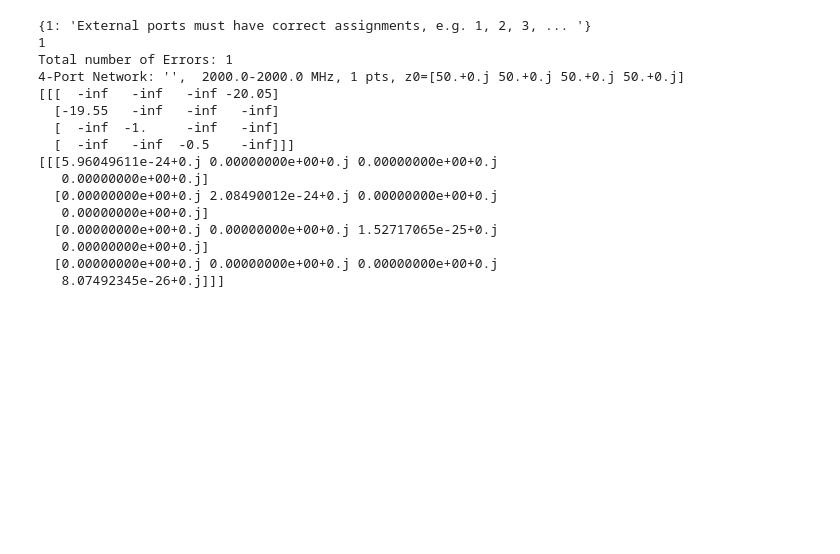
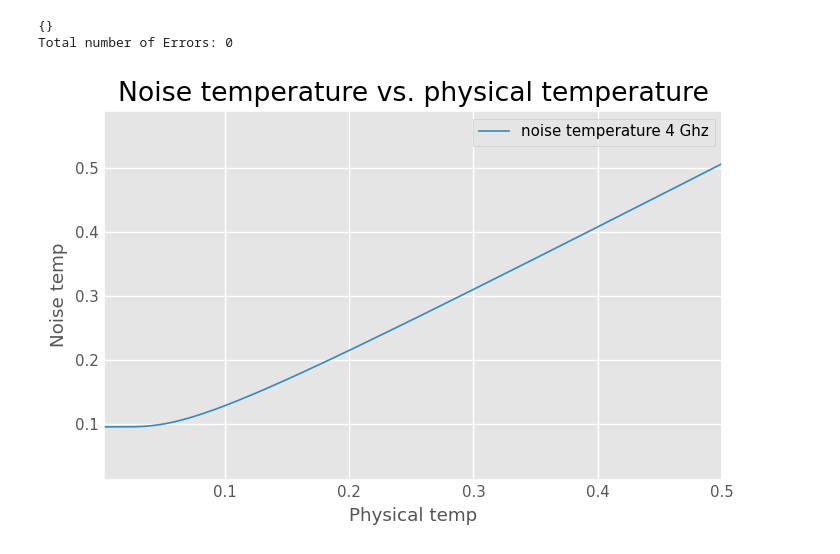
Before and after one commit to scikit-rf/scikit-rf, a Jupyter notebook: doc/source/examples/noisynetworks/multi_network_thermal_example.ipynb, the cells around one changed output. Cells and saved outputs as stored; diff of their text form; code cells hidden in the pictures; blank space fills up the shorter version.

Commit message:
Minor fixes took out the /2 on the passive s parameters. Noise Figure calculations are now correct.

```diff
--- a/doc/source/examples/noisynetworks/multi_network_thermal_example.ipynb
+++ b/doc/source/examples/noisynetworks/multi_network_thermal_example.ipynb
@@ -1,20 +1,49 @@
+# %%
+import skrf as rf
+import numpy as npy
+from skrf.constants import *
+%matplotlib inline
+from pylab import *
+rf.stylely()
+
+#Test the
+
+sys2 = rf.NetworkNoiseCov
+temps = npy.linspace(.0030,.5,501)
+Tn = sys2.Tnoise(4e9,temps)
+
+figure(0)
+ylabel('Noise temp')
+xlabel('Physical temp')
+title('Noise temperature vs. physical temperature')
+plot(temps, Tn, label=r'noise temperature 4 Ghz')
+# semilogx(frequency.f_scaled, rf.mf.mag_2_db10(fukui_nf), label=r'Fukui NF')
+# semilogx(frequency.f_scaled, model_nfmin_db,'--' , label=r'Model min NF')
+# semilogx(frequency.f_scaled, model_nf_db,'--', label=r'Model NF')
+
+# ylim(1,2)
+
+from skrf.plotting import func_on_all_figs as foaf
+
+# foaf(frequency.labelXAxis)
+foaf(tight_layout)
+foaf(legend)
+#foaf(loglog)
+
+tight_layout()
+# %% [output]
+{}
+Total number of Errors: 0
+[figure, added]
 # %%
-import skrf as rf
-import numpy as npy
-from skrf.constants import *
-
-import skrf as rf
-import numpy as npy
-from skrf.constants import *
-
-frequency = rf.Frequency(start=2000, stop=4000, npoints=1, unit='MHz')
-ntwkAttn1_4000mK = rf.components.Attenuator(.05, frequency=frequency, T0 = 4)
+frequency = rf.Frequency(start=1000, stop=4000, npoints=6, unit='MHz')
+ntwkAttn1_4000mK = rf.components.Attenuator(1, frequency=frequency, T0 = 4)
 ntwkAttn2_1000mK = rf.components.Attenuator(3, frequency=frequency, T0 = 1)
 ntwkAttn_700mK = rf.components.Attenuator(10, frequency=frequency, T0 = .7)
 ntwkAttn_400mk = rf.components.Attenuator(3, frequency=frequency, T0=.4)
-ntwkAttn_100mk = rf.components.Attenuator(3, frequency=frequency, T0=.1)
-ntwkCirc1 = rf.components.Circulator(0.5, frequency = frequency, T0 = .1)
-ntwkCirc2 = rf.components.Circulator(0.5, frequency = frequency, T0 = .1)
+ntwkAttn_100mk = rf.components.Attenuator(10, frequency=frequency, T0=.1)
+ntwkCirc1 = rf.components.Circulator(0.5, frequency = frequency, T0 = .090)
+ntwkCirc2 = rf.components.Circulator(0.5, frequency = frequency, T0 = .090)
 
 ntwkC = rf.cascade_2port(ntwkAttn1_4000mK, ntwkAttn2_1000mK)
 
@@ -42,7 +71,7 @@ sys.connect(r'inj_circ', 3, r'jpa_circ', 1)
 sys.external_port(r'attn_4K', 1, external_port_number=1)
 sys.external_port(r'inj_circ', 2, external_port_number=2)
 sys.external_port(r'jpa_circ', 2, external_port_number=3)
-sys.external_port(r'jpa_circ', 3, external_port_number=3)
+sys.external_port(r'jpa_circ', 3, external_port_number=4)
 
 # the verify function make sure that all the ports have been asigned and that everything is consistant for the reduction algorithm
 (en, e) = sys.verify()
@@ -53,23 +82,6 @@ print("Total number of Errors: " + str(en))
 
 # calculate and return the resulting network
 ntwk = sys.reduce()
-print(ntwk)
-print(20*npy.log10(npy.abs(ntwk.s)))
-print(ntwk.cs)
+# print(ntwk)
+# print(20*npy.log10(npy.abs(ntwk.s)))
+# print(ntwk.cs)
-# %% [output]
-{1: 'External ports must have correct assignments, e.g. 1, 2, 3, ... '}
-1
-Total number of Errors: 1
-4-Port Network: '',  2000.0-2000.0 MHz, 1 pts, z0=[50.+0.j 50.+0.j 50.+0.j 50.+0.j]
-[[[  -inf   -inf   -inf -20.05]
-  [-19.55   -inf   -inf   -inf]
-  [  -inf  -1.     -inf   -inf]
-  [  -inf   -inf  -0.5    -inf]]]
-[[[5.96049611e-24+0.j 0.00000000e+00+0.j 0.00000000e+00+0.j
-   0.00000000e+00+0.j]
-  [0.00000000e+00+0.j 2.08490012e-24+0.j 0.00000000e+00+0.j
-   0.00000000e+00+0.j]
-  [0.00000000e+00+0.j 0.00000000e+00+0.j 1.52717065e-25+0.j
-   0.00000000e+00+0.j]
-  [0.00000000e+00+0.j 0.00000000e+00+0.j 0.00000000e+00+0.j
-   8.07492345e-26+0.j]]]
```
Also changed, not shown: parts of 1 cell of this notebook, 2 other files.
